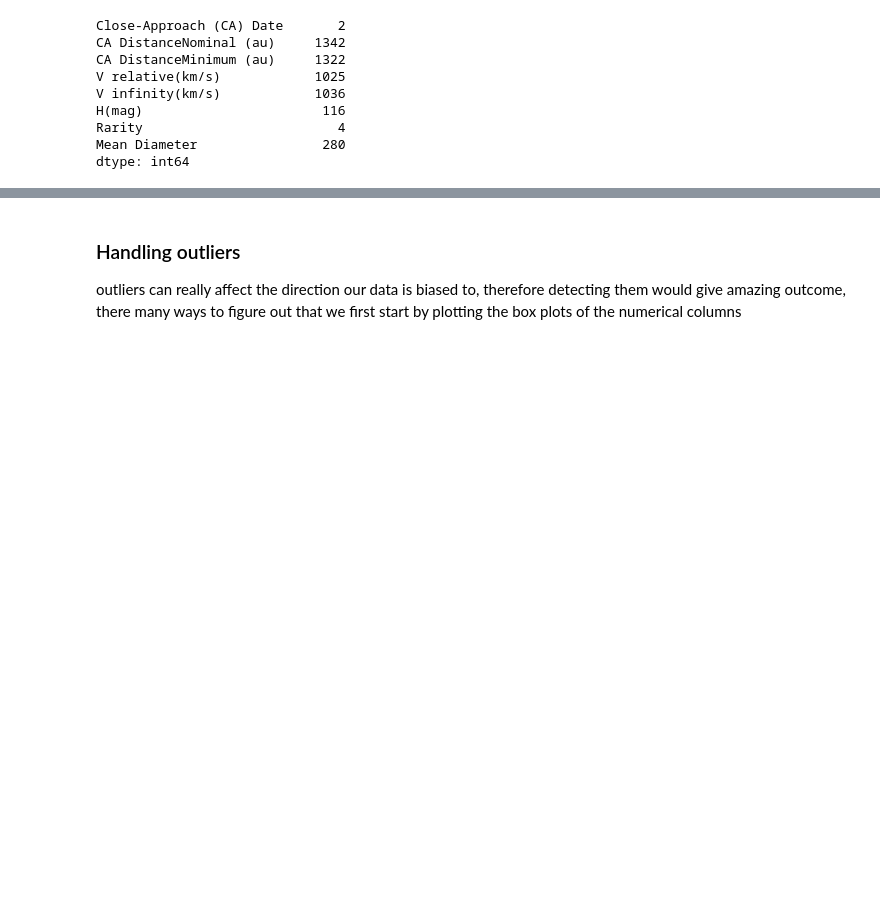
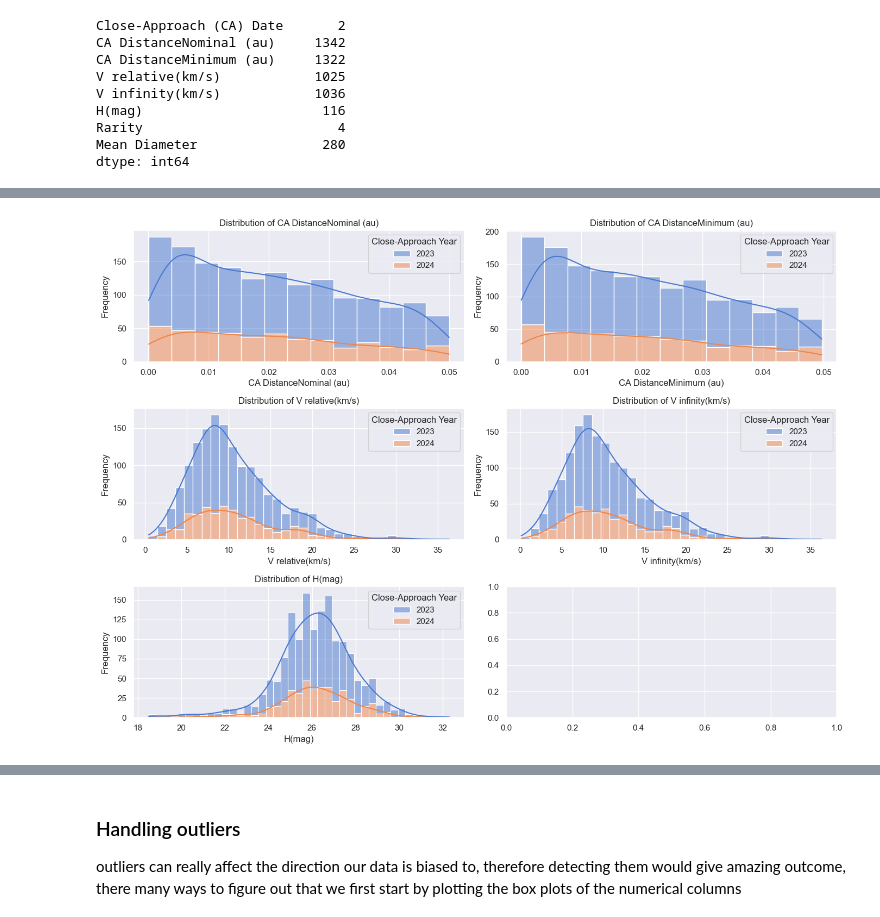
Before and after one commit to nourboumediene/NEO-Earth-Machine-Learning-Project, a Jupyter notebook: Official project.ipynb, the cells around one changed output, grey strips where cells are left out. Saved outputs shown, nothing was run; the diff lists cells and outputs as text; code cells hidden in the pictures; blank space fills up the shorter version.

```diff
--- a/Official project.ipynb
+++ b/Official project.ipynb
@@ -194,0 +209,23 @@ dtype: int64
+# %%
+# List of columns to plot
+columns = ['CA DistanceNominal (au)', 'CA DistanceMinimum (au)', 'V relative(km/s)', 'V infinity(km/s)','H(mag)']
+
+# Create a 2x2 grid of plots
+fig, axs = plt.subplots(3, 2, figsize=(14, 10))
+
+# Flatten the axes array for easy iteration
+axs = axs.flatten()
+# Extract year from 'Close-Approach (CA) Date' and create a new column
+df['Close-Approach Year'] = df['Close-Approach (CA) Date'].astype('category')
+
+# Plot each distribution in the grid
+for i, column in enumerate(columns):
+    sns.histplot(data=df, x=column, ax=axs[i],kde=True, hue='Close-Approach Year', multiple='stack')
+    axs[i].set_title(f'Distribution of {column}')
+    axs[i].set_xlabel(column)
+    axs[i].set_ylabel('Frequency')
+
+# Adjust layout
+plt.tight_layout()
+# %% [output]
+[figure, added]
```
Also changed, not shown: parts of 13 cells of this notebook, 1 other file.
